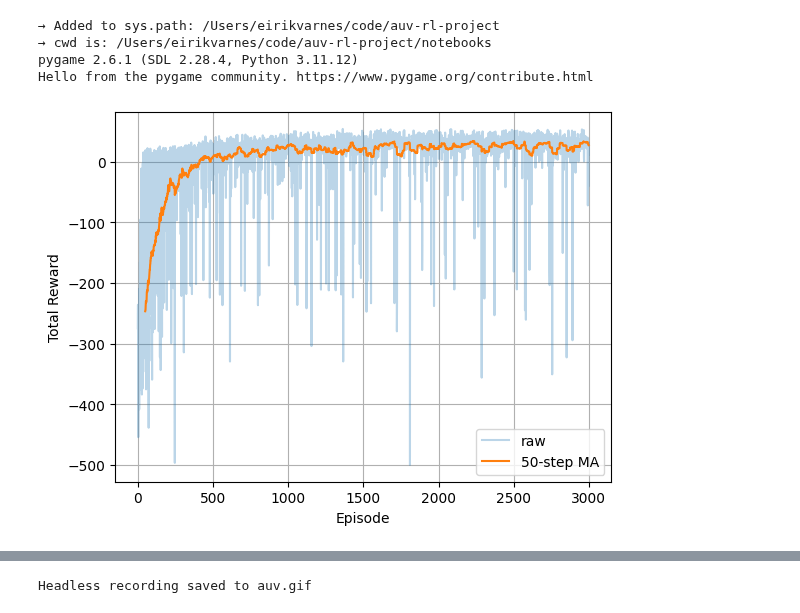
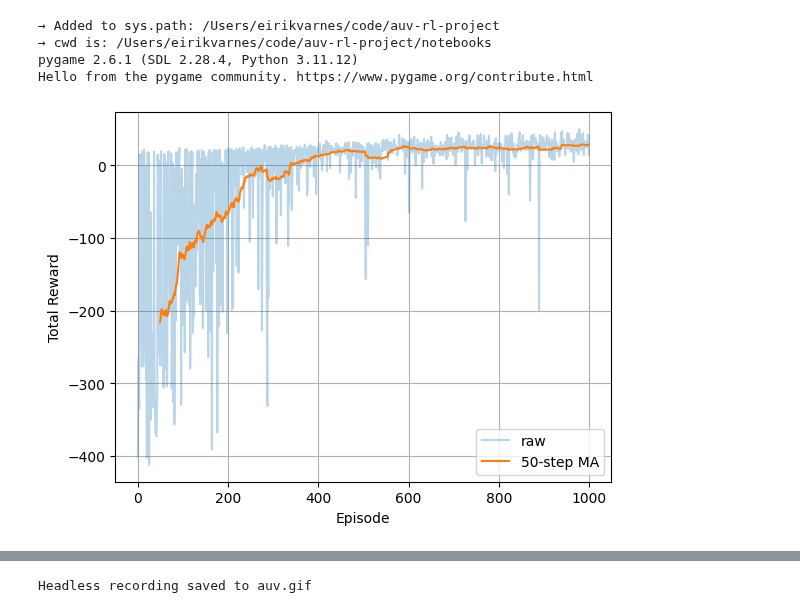
Before and after one commit to eirivarn/auv-rl-project, a Jupyter notebook: notebooks/auv_notebook.ipynb, the cells around one changed output, grey strips where cells are left out. Cells and saved outputs as stored; diff of their text form; code cells hidden in the pictures.

```diff
--- a/notebooks/auv_notebook.ipynb
+++ b/notebooks/auv_notebook.ipynb
@@ -47,11 +47,11 @@ agent = SimpleAuvDQNAgent(env,
                           target_update=20)
 # %%
 # 3) Train
-rewards = train_dqn(env, agent, episodes=3000, max_steps=200)
+rewards = train_dqn(env, agent, episodes=1000, max_steps=200)
 plot_rewards(rewards, window=50)
 agent.save("../models/auv_dqn.pth")
 # %% [output]
-[figure, old version]
+[figure, new version]
 # %%
 # 4) Evaluate
 # Load the trained agent
```
Also changed, not shown: parts of 1 cell of this notebook, 3 other files.
